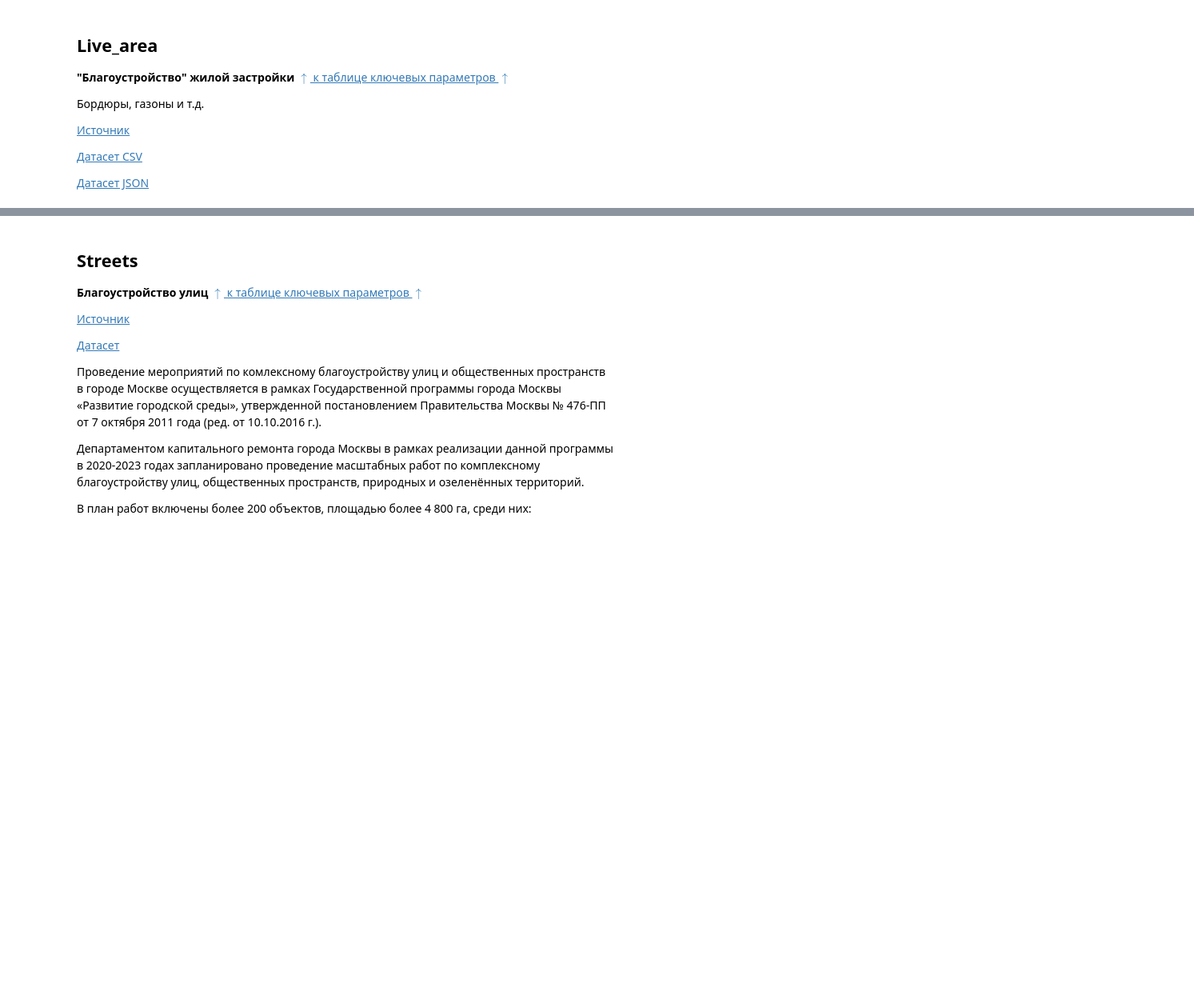
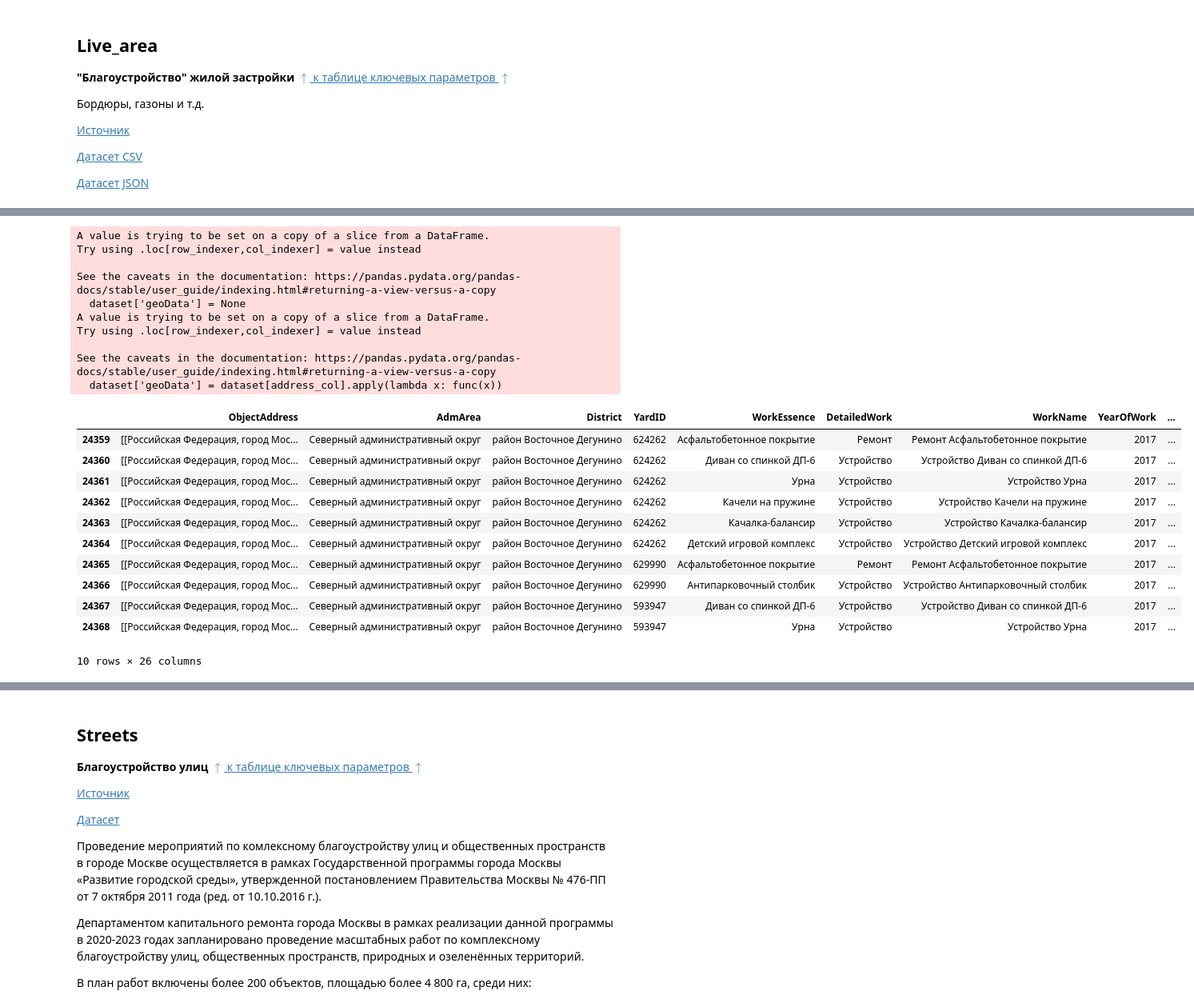
Before and after one commit to allseenn/dipai, a Jupyter notebook: 02.ipynb, the cells around one changed output, grey strips where cells are left out. Shown at 80% size. Drawn from its saved outputs; the diff is of its cells as text; code cells hidden in the pictures; blank space fills up the shorter version.

```diff
--- a/02.ipynb
+++ b/02.ipynb
@@ -2,6 +2,8 @@
 import os
 import re
 import json
+import gzip
+import time
 import zipfile
 import requests
 import numpy as np
@@ -10,7 +12,9 @@ from datetime import date
 from decimal import Decimal
 from tokens import YANDEX_GEO # Раскоменить для работы с API Яндекс.Организации и получения координат
 from tokens import DATA_MOS_RU # Раскоменить для работы с API data.mos.ru
+from tokens import MAPS_CO
 COUNTER = 0 # глобальный счетчик, можно использовать для подсчета кол-ва запросов по АПИ
 LIMIT = 1000 # лимит запросов по АПИ и кол-во записей в одно запросе
 #YANDEX_GEO = 0 # Закоментить строку если есть ключ
+cache = {} # глобальный кэш, на случай сбоя или остановки, можно будет сохранить в файл
 # %%
@@ -618,7 +704,35 @@ Wall time: 12.6 s
 # %%
 live_area = live_area[live_area['YearOfWork'] > 2016].copy() # Удаляем строки с пустым полем ActualStartDate
 # %%
-live_area['ObjectAddress'] = live_area['ObjectAddress'].apply(lambda x: x[0]['Address'] if len(x) > 0 else None)
+live_area['ObjectAddress'] = live_area['ObjectAddress'].apply(obj_to_address)
+# %%
+live_area['maps_co'] = live_area['ObjectAddress'].apply(short_address)
+maps = live_area.iloc[:10]
+# %%
+to_geoData(maps, 'maps_co', maps_co)
+# %% [output]
+A value is trying to be set on a copy of a slice from a DataFrame.
+Try using .loc[row_indexer,col_indexer] = value instead
+
+See the caveats in the documentation: https://pandas.pydata.org/pandas-docs/stable/user_guide/indexing.html#returning-a-view-versus-a-copy
+  dataset['geoData'] = None
+A value is trying to be set on a copy of a slice from a DataFrame.
+Try using .loc[row_indexer,col_indexer] = value instead
+
+See the caveats in the documentation: https://pandas.pydata.org/pandas-docs/stable/user_guide/indexing.html#returning-a-view-versus-a-copy
+  dataset['geoData'] = dataset[address_col].apply(lambda x: func(x))
+|  | ObjectAddress | AdmArea | District | YardID | WorkEssence | DetailedWork | WorkName | YearOfWork | ... |
+| 24359 | [[Российская Федерация, город Мос... | Северный административный округ | район Восточное Дегунино | 624262 | Асфальтобетонное покрытие | Ремонт | Ремонт Асфальтобетонное покрытие | 2017 | ... |
+| 24360 | [[Российская Федерация, город Мос... | Северный административный округ | район Восточное Дегунино | 624262 | Диван со спинкой ДП-6 | Устройство | Устройство Диван со спинкой ДП-6 | 2017 | ... |
+| 24361 | [[Российская Федерация, город Мос... | Северный административный округ | район Восточное Дегунино | 624262 | Урна | Устройство | Устройство Урна | 2017 | ... |
+| 24362 | [[Российская Федерация, город Мос... | Северный административный округ | район Восточное Дегунино | 624262 | Качели на пружине | Устройство | Устройство Качели на пружине | 2017 | ... |
+| 24363 | [[Российская Федерация, город Мос... | Северный административный округ | район Восточное Дегунино | 624262 | Качалка-балансир | Устройство | Устройство Качалка-балансир | 2017 | ... |
+| 24364 | [[Российская Федерация, город Мос... | Северный административный округ | район Восточное Дегунино | 624262 | Детский игровой комплекс | Устройство | Устройство Детский игровой комплекс | 2017 | ... |
+| 24365 | [[Российская Федерация, город Мос... | Северный административный округ | район Восточное Дегунино | 629990 | Асфальтобетонное покрытие | Ремонт | Ремонт Асфальтобетонное покрытие | 2017 | ... |
+| 24366 | [[Российская Федерация, город Мос... | Северный административный округ | район Восточное Дегунино | 629990 | Антипарковочный столбик | Устройство | Устройство Антипарковочный столбик | 2017 | ... |
+| 24367 | [[Российская Федерация, город Мос... | Северный административный округ | район Восточное Дегунино | 593947 | Диван со спинкой ДП-6 | Устройство | Устройство Диван со спинкой ДП-6 | 2017 | ... |
+| 24368 | [[Российская Федерация, город Мос... | Северный административный округ | район Восточное Дегунино | 593947 | Урна | Устройство | Устройство Урна | 2017 | ... |
+10 rows × 26 columns
 # %%
 %%time
 live_area = to_geoData(live_area, 'ObjectAddress')
```
Also changed, not shown: parts of 7 cells of this notebook, 6 other files.
